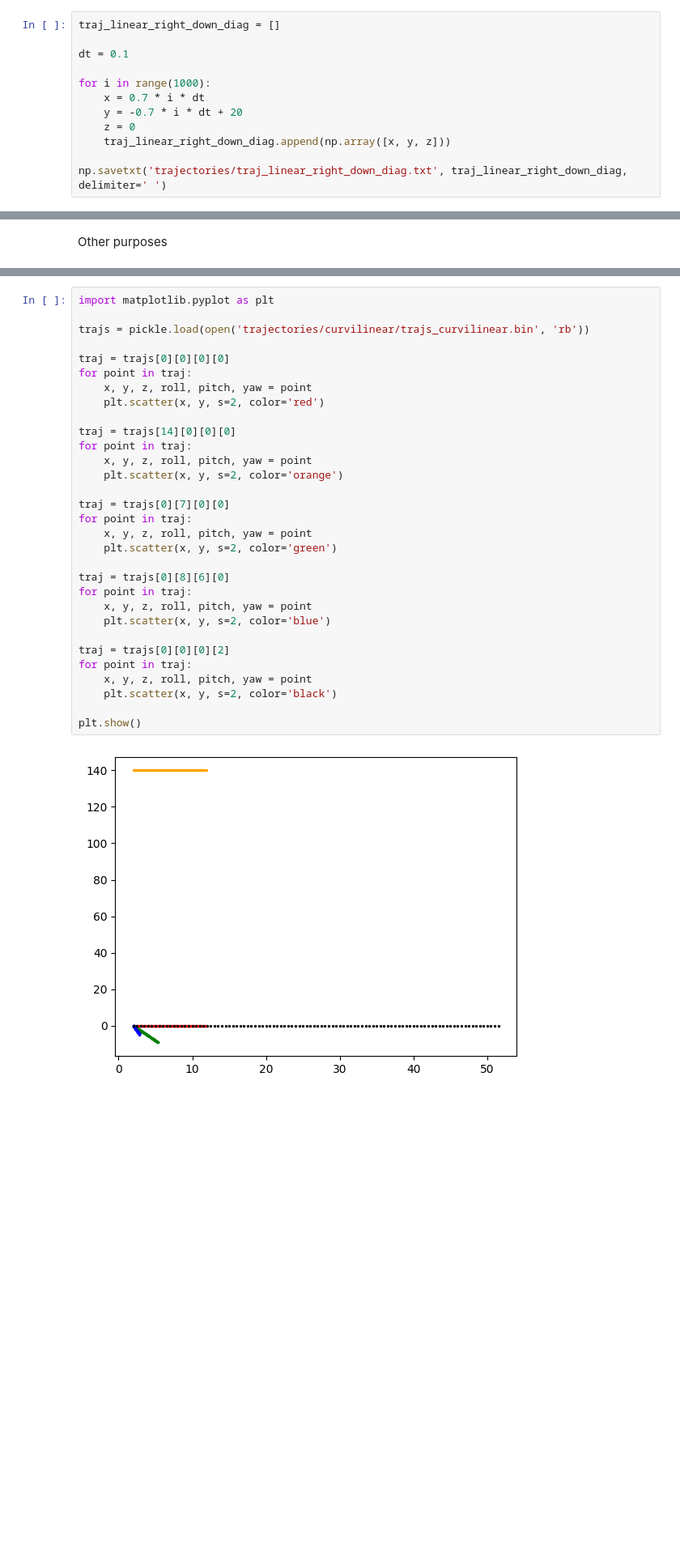
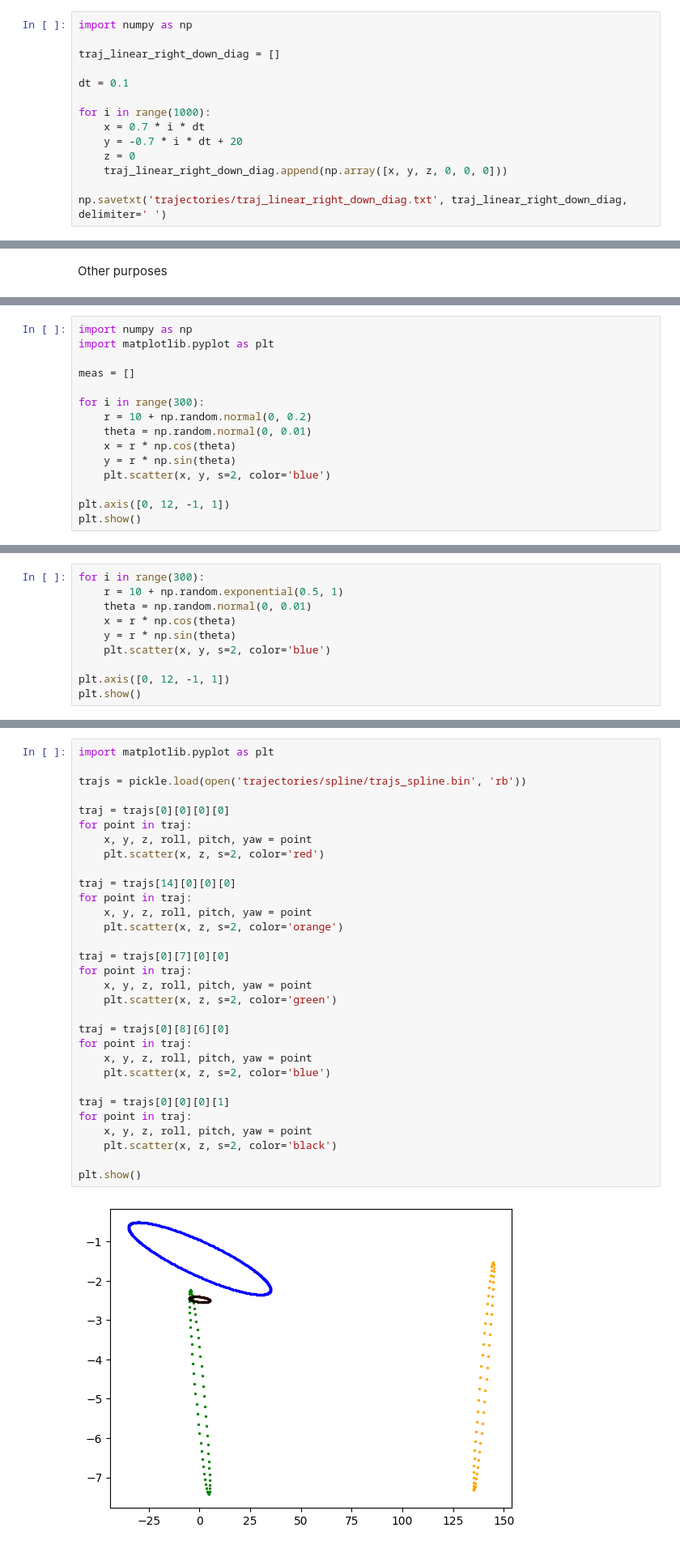
Before and after one commit to aaboiko/buoy_sonar_python, a Jupyter notebook: utils.ipynb, the cells around one changed output, grey strips where cells are left out. Shown at 81% size. Drawn from its saved outputs; the diff is of its cells as text; blank space fills up the shorter version.

```diff
--- a/utils.ipynb
+++ b/utils.ipynb
@@ -22,6 +22,8 @@ for t in ts:
 
 np.savetxt('trajectories/traj_circle_r2.txt', traj_circle_r2, delimiter=' ')
 # %%
+import numpy as np
+
 traj_linear_right_down_diag = []
 
 dt = 0.1
@@ -30,7 +32,7 @@ for i in range(1000):
     x = 0.7 * i * dt
     y = -0.7 * i * dt + 20
     z = 0
-    traj_linear_right_down_diag.append(np.array([x, y, z]))
+    traj_linear_right_down_diag.append(np.array([x, y, z, 0, 0, 0]))
 
 np.savetxt('trajectories/traj_linear_right_down_diag.txt', traj_linear_right_down_diag, delimiter=' ')
 # %%
@@ -184,0 +152,15 @@ array([[[0., 0.],
+# %%
+import numpy as np
+import matplotlib.pyplot as plt
+
+meas = []
+
+for i in range(300):
+    r = 10 + np.random.normal(0, 0.2)
+    theta = np.random.normal(0, 0.01)
+    x = r * np.cos(theta)
+    y = r * np.sin(theta)
+    plt.scatter(x, y, s=2, color='blue')
+
+plt.axis([0, 12, -1, 1])
+plt.show()
@@ -184,0 +169,10 @@ array([[[0., 0.],
+# %%
+for i in range(300):
+    r = 10 + np.random.exponential(0.5, 1)
+    theta = np.random.normal(0, 0.01)
+    x = r * np.cos(theta)
+    y = r * np.sin(theta)
+    plt.scatter(x, y, s=2, color='blue')
+
+plt.axis([0, 12, -1, 1])
+plt.show()
@@ -219,33 +217,33 @@ plt.show()
 # %%
 import matplotlib.pyplot as plt
 
-trajs = pickle.load(open('trajectories/curvilinear/trajs_curvilinear.bin', 'rb'))
+trajs = pickle.load(open('trajectories/spline/trajs_spline.bin', 'rb'))
 
 traj = trajs[0][0][0][0]
 for point in traj:
     x, y, z, roll, pitch, yaw = point
-    plt.scatter(x, y, s=2, color='red')
+    plt.scatter(x, z, s=2, color='red')
 
 traj = trajs[14][0][0][0]
 for point in traj:
     x, y, z, roll, pitch, yaw = point
-    plt.scatter(x, y, s=2, color='orange')
+    plt.scatter(x, z, s=2, color='orange')
 
 traj = trajs[0][7][0][0]
 for point in traj:
     x, y, z, roll, pitch, yaw = point
-    plt.scatter(x, y, s=2, color='green')
+    plt.scatter(x, z, s=2, color='green')
 
 traj = trajs[0][8][6][0]
 for point in traj:
     x, y, z, roll, pitch, yaw = point
-    plt.scatter(x, y, s=2, color='blue')
+    plt.scatter(x, z, s=2, color='blue')
 
-traj = trajs[0][0][0][2]
+traj = trajs[0][0][0][1]
 for point in traj:
     x, y, z, roll, pitch, yaw = point
-    plt.scatter(x, y, s=2, color='black')
+    plt.scatter(x, z, s=2, color='black')
 
 plt.show()
 # %% [output]
-[figure, old version]
+[figure, new version]
```
Also changed, not shown: parts of 12 cells of this notebook, 6 other files.
